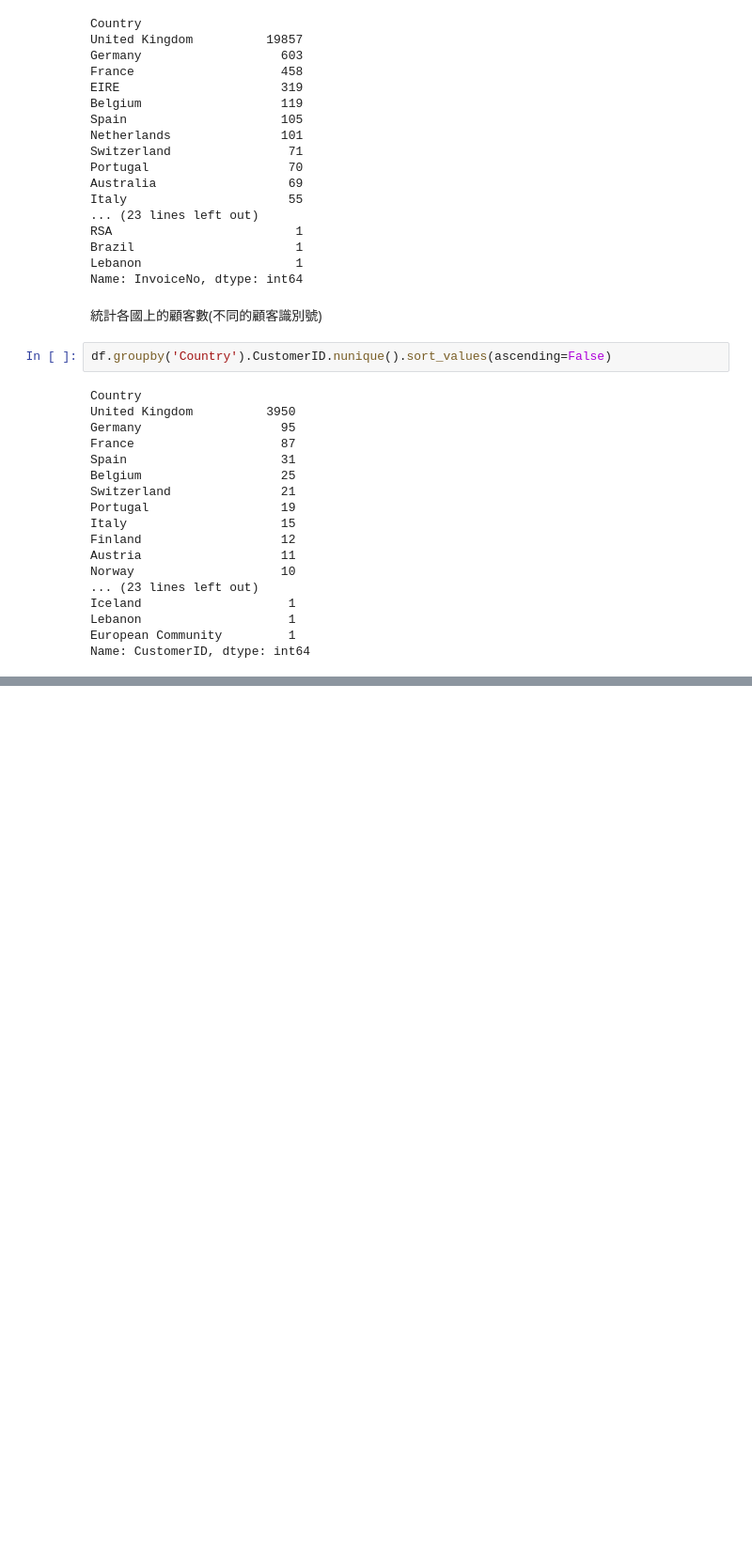
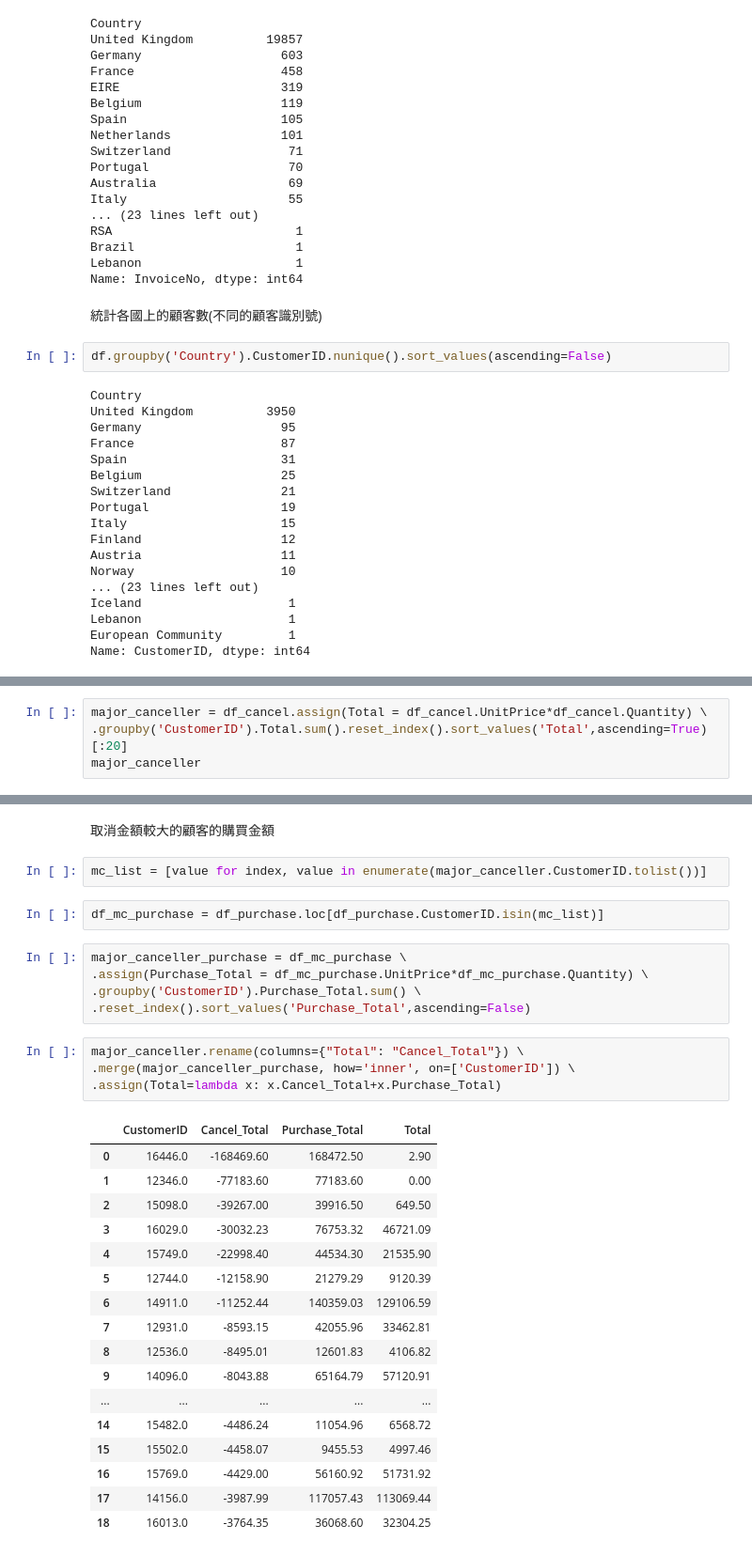
Before and after one commit to sungchien/ecommerce, a Jupyter notebook: 11-exploratory-data-analysis.ipynb, the cells around one changed output, grey strips where cells are left out. Shown: that part at 94% size. Saved outputs shown, nothing was run; the diff lists cells and outputs as text; blank space fills up the shorter version.

```diff
--- a/11-exploratory-data-analysis.ipynb
+++ b/11-exploratory-data-analysis.ipynb
@@ -200,0 +274,4 @@ Name: CustomerID, dtype: int64
+# %%
+major_canceller = df_cancel.assign(Total = df_cancel.UnitPrice*df_cancel.Quantity) \
+.groupby('CustomerID').Total.sum().reset_index().sort_values('Total',ascending=True)[:20]
+major_canceller
@@ -200,0 +296,33 @@ Name: CustomerID, dtype: int64
+# %% [markdown]
+取消金額較大的顧客的購買金額
+# %%
+mc_list = [value for index, value in enumerate(major_canceller.CustomerID.tolist())]
+# %%
+df_mc_purchase = df_purchase.loc[df_purchase.CustomerID.isin(mc_list)]
+# %%
+major_canceller_purchase = df_mc_purchase \
+.assign(Purchase_Total = df_mc_purchase.UnitPrice*df_mc_purchase.Quantity) \
+.groupby('CustomerID').Purchase_Total.sum() \
+.reset_index().sort_values('Purchase_Total',ascending=False)
+# %%
+major_canceller.rename(columns={"Total": "Cancel_Total"}) \
+.merge(major_canceller_purchase, how='inner', on=['CustomerID']) \
+.assign(Total=lambda x: x.Cancel_Total+x.Purchase_Total)
+# %% [output]
+|  | CustomerID | Cancel_Total | Purchase_Total | Total |
+| 0 | 16446.0 | -168469.60 | 168472.50 | 2.90 |
+| 1 | 12346.0 | -77183.60 | 77183.60 | 0.00 |
+| 2 | 15098.0 | -39267.00 | 39916.50 | 649.50 |
+| 3 | 16029.0 | -30032.23 | 76753.32 | 46721.09 |
+| 4 | 15749.0 | -22998.40 | 44534.30 | 21535.90 |
+| 5 | 12744.0 | -12158.90 | 21279.29 | 9120.39 |
+| 6 | 14911.0 | -11252.44 | 140359.03 | 129106.59 |
+| 7 | 12931.0 | -8593.15 | 42055.96 | 33462.81 |
+| 8 | 12536.0 | -8495.01 | 12601.83 | 4106.82 |
+| 9 | 14096.0 | -8043.88 | 65164.79 | 57120.91 |
+| ... | ... | ... | ... | ... |
+| 14 | 15482.0 | -4486.24 | 11054.96 | 6568.72 |
+| 15 | 15502.0 | -4458.07 | 9455.53 | 4997.46 |
+| 16 | 15769.0 | -4429.00 | 56160.92 | 51731.92 |
+| 17 | 14156.0 | -3987.99 | 117057.43 | 113069.44 |
+| 18 | 16013.0 | -3764.35 | 36068.60 | 32304.25 |
```
Also changed, not shown: parts of 16 cells of this notebook, 1 other file.
